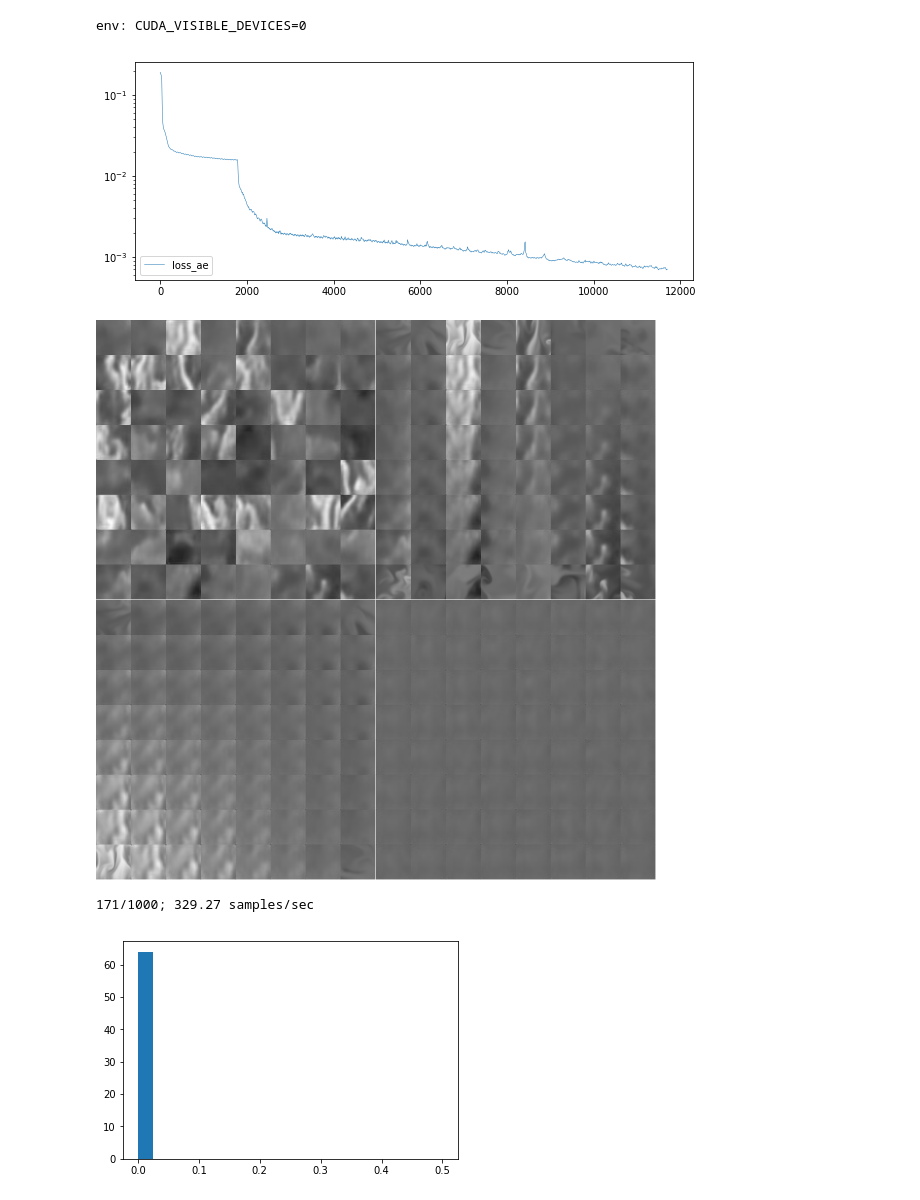
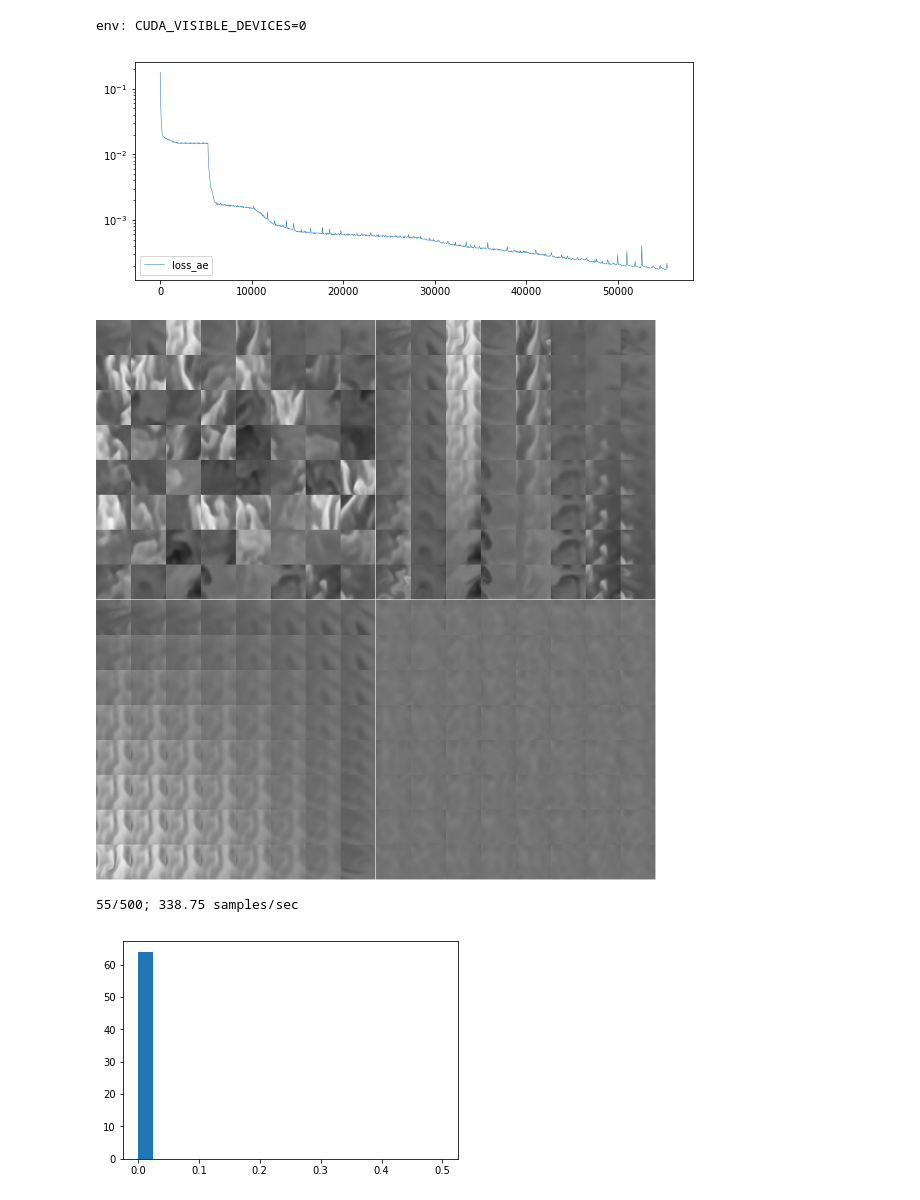
Before and after one commit to slanderson/inturbulate, a Jupyter notebook: ACAI-PyTorch-turb.ipynb, the cells around one changed output. Drawn from its saved outputs; the diff is of its cells as text; code cells hidden in the pictures.

```diff
--- a/ACAI-PyTorch-turb.ipynb
+++ b/ACAI-PyTorch-turb.ipynb
@@ -57,7 +57,7 @@ def get_mnist32_batches(batch_size, data_format='channels_first'):
 x_batches, y_batches = get_mnist32_batches(args['batch_size'])
 x_batches = torch.FloatTensor(x_batches).to(args['device'])
 # %%
-turb_batches = np.load('turb_batches.npy')[:10, :, :, :, :]
+turb_batches = np.load('turb_batches.npy')[:100, :, :, :, :]
 turb_batches = torch.FloatTensor(turb_batches).to(args['device'])
 # %%
 # pytorch doesn't support negative strides / can't flip tensors
@@ -205,6 +205,7 @@ import pdb
 
 it = 0
 start_time = time.time()
+args['epochs'] = 500
 
 try:
     for epoch in range(args['epochs']):
@@ -241,36 +242,36 @@ try:
             #losses['loss_disc_mse'].append(loss_disc_mse.item())
             #losses['loss_disc_l2'].append(loss_disc_l2.item())
             #losses['loss_disc'].append(loss_disc.item())
             #losses['loss_ae_mse'].append(loss_ae_mse.item())
             #losses['loss_ae_l2'].append(loss_ae_l2.item())
             losses['loss_ae'].append(loss_ae.item())
 
             if it % 100 == 0:
                 img = status()
 
                 plt.figure(facecolor='w', figsize=(10,4))
                 for key in losses:
                     total = len(losses[key])
                     skip = 1 + (total // 1000)
                     y = build_batches(losses[key], skip).mean(axis=-1)
                     x = np.linspace(0, total, len(y))
                     plt.semilogy(x, y, label=key, lw=0.5)
                 plt.legend(loc='lower left')
 
                 clear_output(wait=True)
                 plt.show()
                 show_array(img * 255)
 
                 speed = args['batch_size'] * it / (time.time() - start_time)
                 print(f'{epoch+1}/{args["epochs"]}; {speed:.2f} samples/sec')
 
             it += 1
 except KeyboardInterrupt:
     pass
 # %% [output]
-[figure, old version]
+[figure, new version]
 [figure]
-171/1000; 329.27 samples/sec
+55/500; 338.75 samples/sec
 # %%
 # show the distribution of predictions from the discriminator
 plt.hist(disc_mix.data.cpu().numpy(), range=[0,0.5], bins=20)
```
